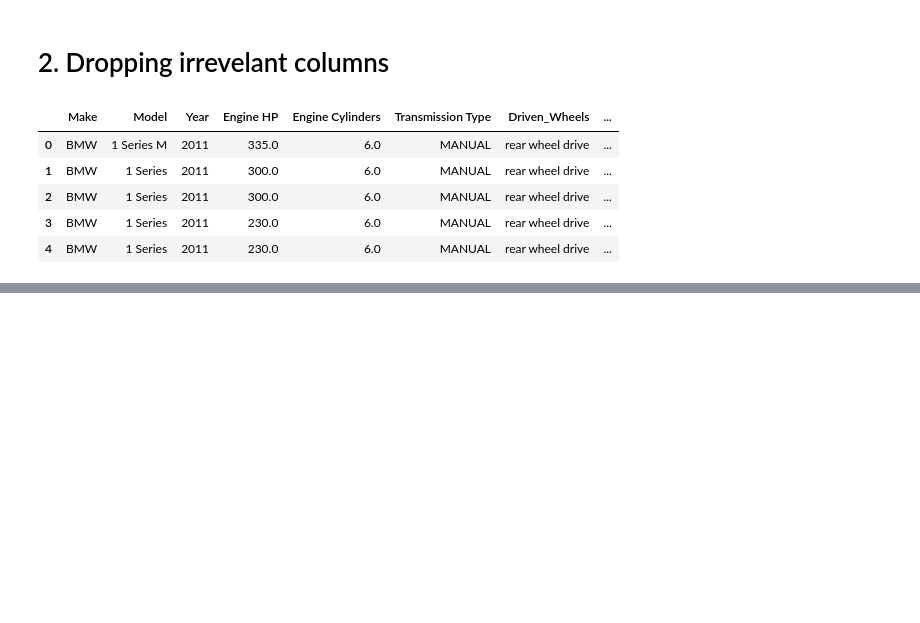
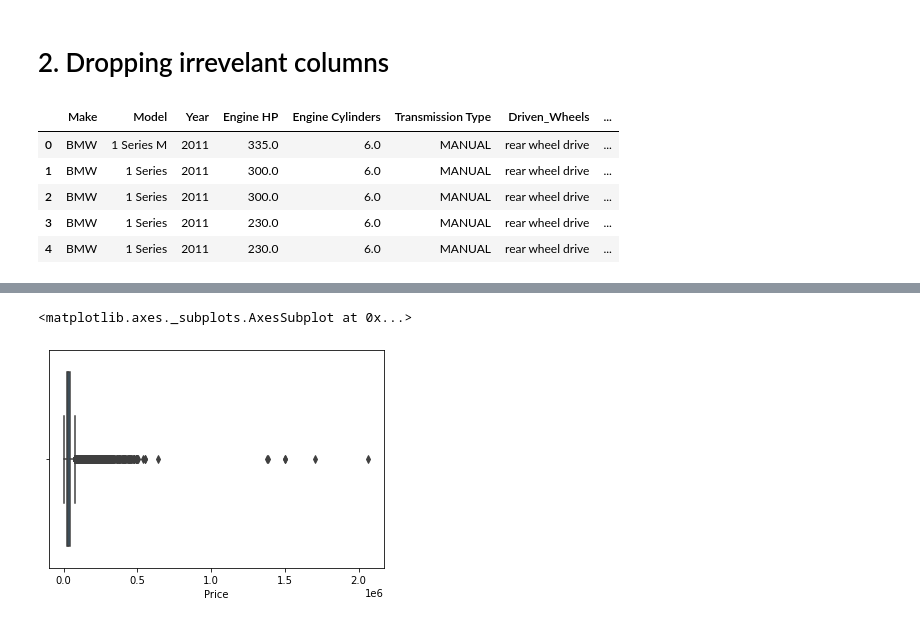
Before and after one commit to anifmohammad/MLinternshipproject, a Jupyter notebook: exploratory_data_analysis_of_car_features.ipynb, the cells around one changed output, grey strips where cells are left out. Saved outputs shown, nothing was run; the diff lists cells and outputs as text; code cells hidden in the pictures; blank space fills up the shorter version.

```diff
--- a/exploratory_data_analysis_of_car_features.ipynb
+++ b/exploratory_data_analysis_of_car_features.ipynb
@@ -85,0 +194,5 @@ df.head(5)
+# %%
+sns.boxplot(x=df['Price'])
+# %% [output]
+<matplotlib.axes._subplots.AxesSubplot at 0x...>
+[figure, added]
```
Also changed, not shown: parts of 33 cells of this notebook.
